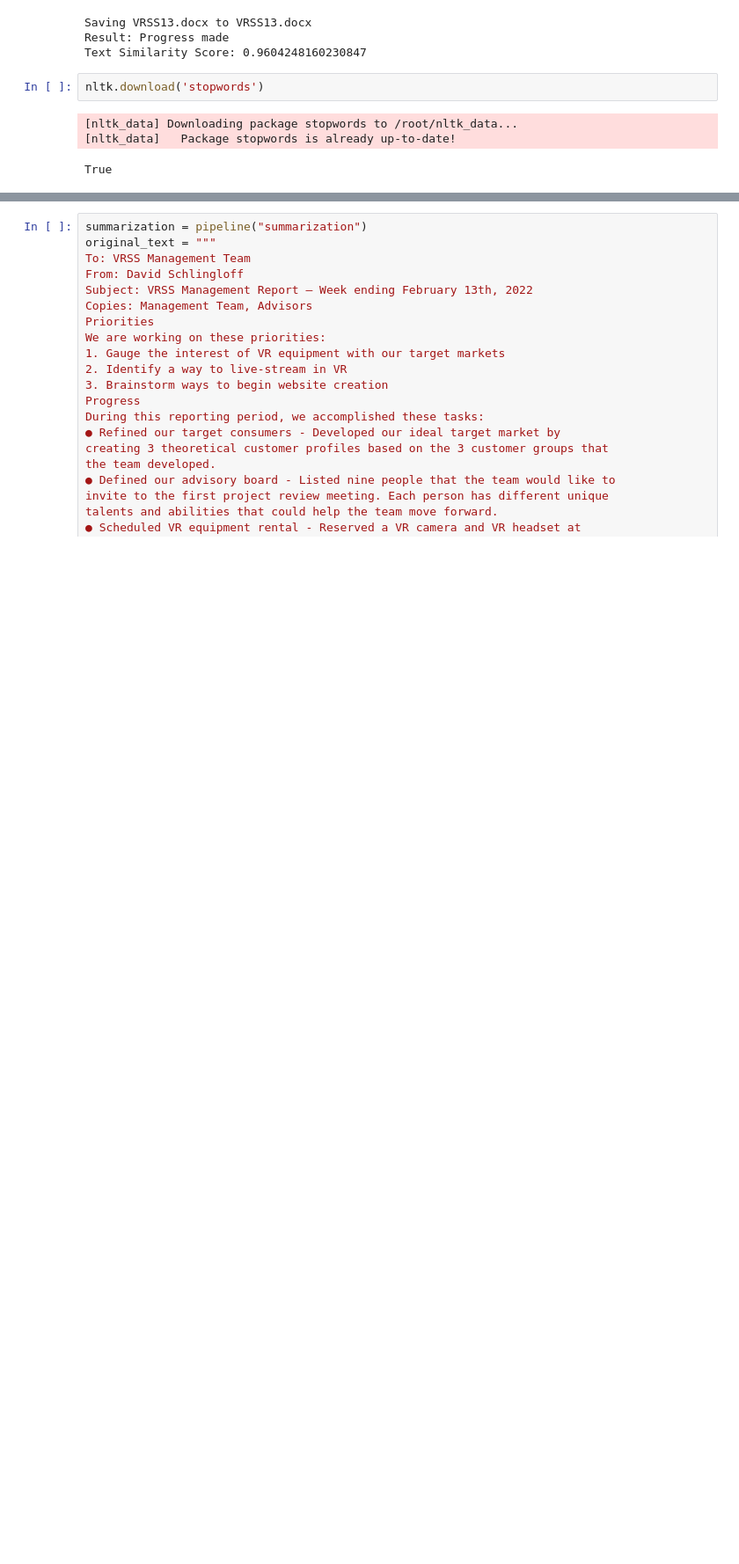
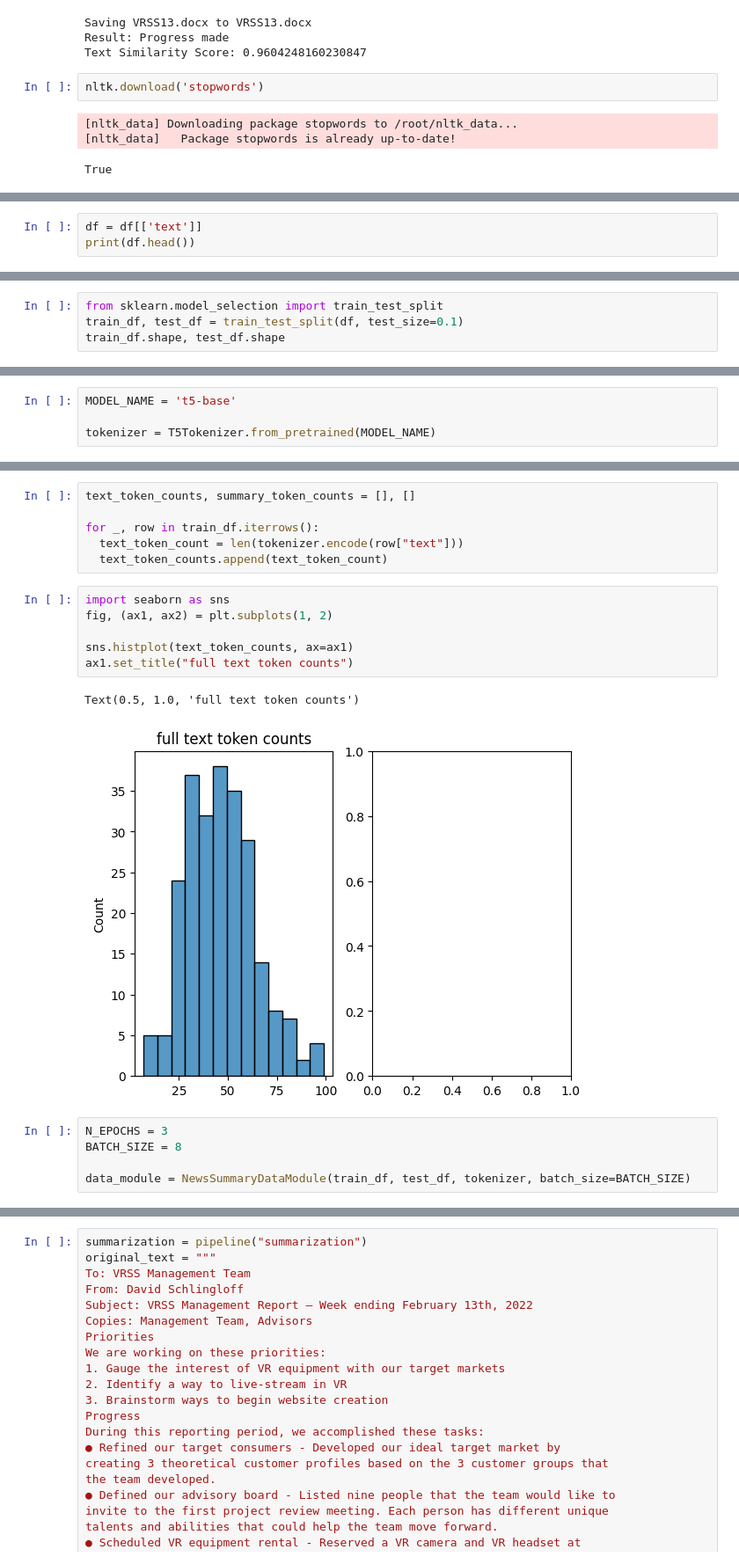
Before and after one commit to mshinko/Research-project, a Jupyter notebook: Independent_Study.ipynb, the cells around one changed output, grey strips where cells are left out. Shown at 88% size. Cells and saved outputs as stored; diff of their text form; blank space fills up the shorter version.

```diff
--- a/Independent_Study.ipynb
+++ b/Independent_Study.ipynb
@@ -322,0 +449,3 @@ t
+# %%
+df = df[['text']]
+print(df.head())
@@ -322,0 +463,4 @@ t
+# %%
+from sklearn.model_selection import train_test_split
+train_df, test_df = train_test_split(df, test_size=0.1)
+train_df.shape, test_df.shape
@@ -322,0 +576,4 @@ t
+# %%
+MODEL_NAME = 't5-base'
+
+tokenizer = T5Tokenizer.from_pretrained(MODEL_NAME)
@@ -322,0 +586,20 @@ t
+# %%
+text_token_counts, summary_token_counts = [], []
+
+for _, row in train_df.iterrows():
+  text_token_count = len(tokenizer.encode(row["text"]))
+  text_token_counts.append(text_token_count)
+# %%
+import seaborn as sns
+fig, (ax1, ax2) = plt.subplots(1, 2)
+
+sns.histplot(text_token_counts, ax=ax1)
+ax1.set_title("full text token counts")
+# %% [output]
+Text(0.5, 1.0, 'full text token counts')
+[figure, added]
+# %%
+N_EPOCHS = 3
+BATCH_SIZE = 8
+
+data_module = NewsSummaryDataModule(train_df, test_df, tokenizer, batch_size=BATCH_SIZE)
```
Also changed, not shown: parts of 23 cells of this notebook.
